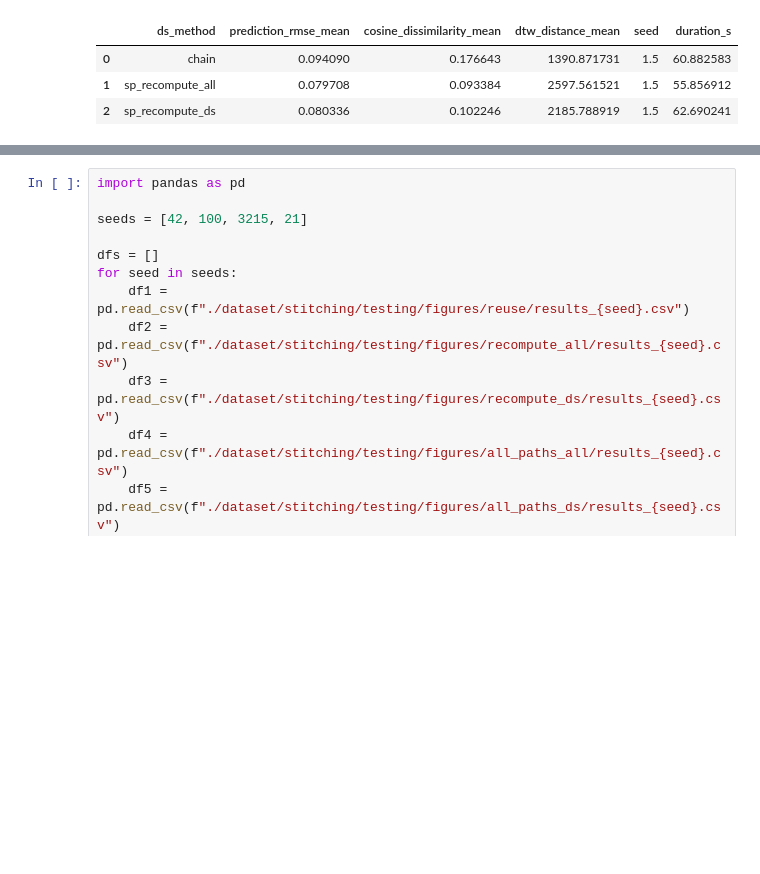
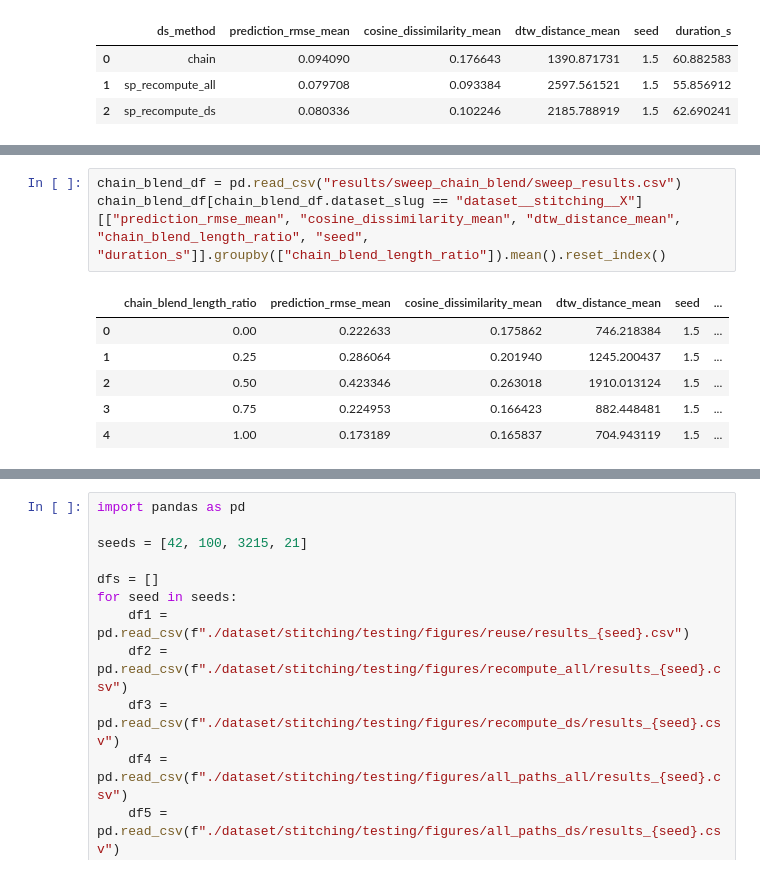
Before and after one commit to KilianFt/DemoStitching, a Jupyter notebook: plots.ipynb, the cells around one changed output, grey strips where cells are left out. Saved outputs shown, nothing was run; the diff lists cells and outputs as text; blank space fills up the shorter version.

```diff
--- a/plots.ipynb
+++ b/plots.ipynb
@@ -28,0 +42,10 @@ df[df.dataset_slug == "dataset__stitching__X"][["prediction_rmse_mean", "cosine_
+# %%
+chain_blend_df = pd.read_csv("results/sweep_chain_blend/sweep_results.csv")
+chain_blend_df[chain_blend_df.dataset_slug == "dataset__stitching__X"][["prediction_rmse_mean", "cosine_dissimilarity_mean", "dtw_distance_mean", "chain_blend_length_ratio", "seed", "duration_s"]].groupby(["chain_blend_length_ratio"]).mean().reset_index()
+# %% [output]
+|  | chain_blend_length_ratio | prediction_rmse_mean | cosine_dissimilarity_mean | dtw_distance_mean | seed | ... |
+| 0 | 0.00 | 0.222633 | 0.175862 | 746.218384 | 1.5 | ... |
+| 1 | 0.25 | 0.286064 | 0.201940 | 1245.200437 | 1.5 | ... |
+| 2 | 0.50 | 0.423346 | 0.263018 | 1910.013124 | 1.5 | ... |
+| 3 | 0.75 | 0.224953 | 0.166423 | 882.448481 | 1.5 | ... |
+| 4 | 1.00 | 0.173189 | 0.165837 | 704.943119 | 1.5 | ... |
```
Also changed, not shown: parts of 4 cells of this notebook, 9 other files.
